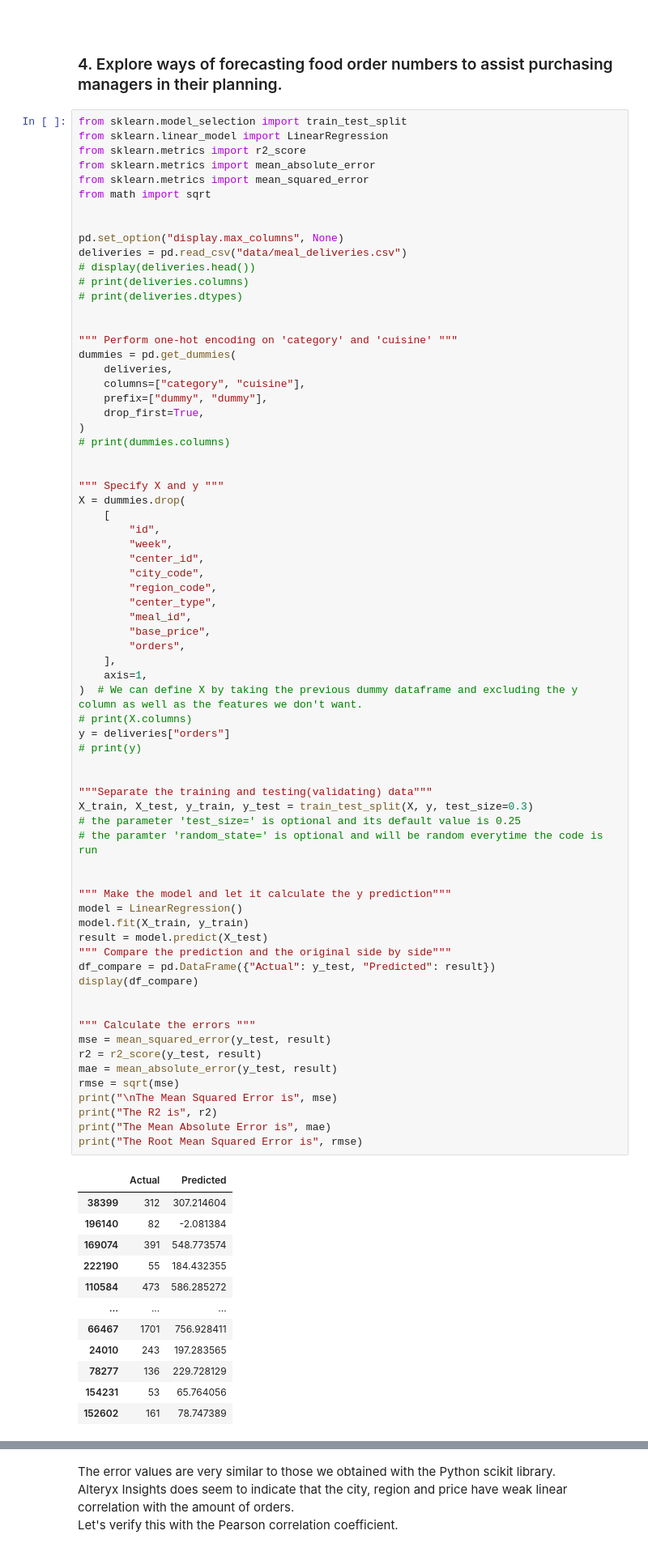
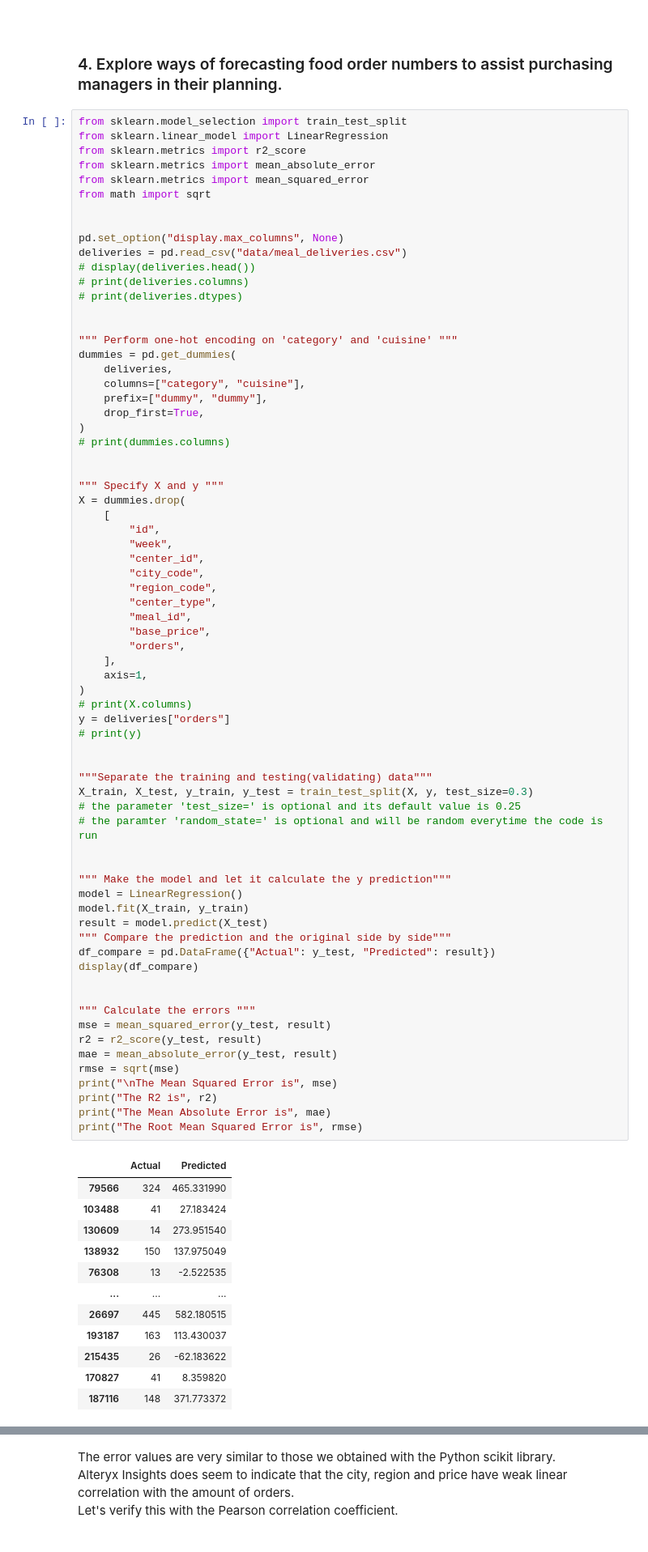
Before and after one commit to kbdv/indian_meal_delivery, a Jupyter notebook: Python_MealDelivery.ipynb, the cells around one changed output, grey strips where cells are left out. Shown at 81% size. Saved outputs shown, nothing was run; the diff lists cells and outputs as text.

```diff
--- a/Python_MealDelivery.ipynb
+++ b/Python_MealDelivery.ipynb
@@ -353,47 +353,47 @@ X = dummies.drop(
         "orders",
     ],
     axis=1,
-)  # We can define X by taking the previous dummy dataframe and excluding the y column as well as the features we don't want.
+)
 # print(X.columns)
 y = deliveries["orders"]
 # print(y)
 
 
 """Separate the training and testing(validating) data"""
 X_train, X_test, y_train, y_test = train_test_split(X, y, test_size=0.3)
 # the parameter 'test_size=' is optional and its default value is 0.25
 # the paramter 'random_state=' is optional and will be random everytime the code is run
 
 
 """ Make the model and let it calculate the y prediction"""
 model = LinearRegression()
 model.fit(X_train, y_train)
 result = model.predict(X_test)
 """ Compare the prediction and the original side by side"""
 df_compare = pd.DataFrame({"Actual": y_test, "Predicted": result})
 display(df_compare)
 
 
 """ Calculate the errors """
 mse = mean_squared_error(y_test, result)
 r2 = r2_score(y_test, result)
 mae = mean_absolute_error(y_test, result)
 rmse = sqrt(mse)
 print("\nThe Mean Squared Error is", mse)
 print("The R2 is", r2)
 print("The Mean Absolute Error is", mae)
 print("The Root Mean Squared Error is", rmse)
 # %% [output]
 |  | Actual | Predicted |
-| 38399 | 312 | 307.214604 |
-| 196140 | 82 | -2.081384 |
-| 169074 | 391 | 548.773574 |
-| 222190 | 55 | 184.432355 |
-| 110584 | 473 | 586.285272 |
+| 79566 | 324 | 465.331990 |
+| 103488 | 41 | 27.183424 |
+| 130609 | 14 | 273.951540 |
+| 138932 | 150 | 137.975049 |
+| 76308 | 13 | -2.522535 |
 | ... | ... | ... |
-| 66467 | 1701 | 756.928411 |
-| 24010 | 243 | 197.283565 |
-| 78277 | 136 | 229.728129 |
-| 154231 | 53 | 65.764056 |
-| 152602 | 161 | 78.747389 |
+| 26697 | 445 | 582.180515 |
+| 193187 | 163 | 113.430037 |
+| 215435 | 26 | -62.183622 |
+| 170827 | 41 | 8.359820 |
+| 187116 | 148 | 371.773372 |
 68483 rows × 2 columns
```
Also changed, not shown: parts of 5 cells of this notebook.
